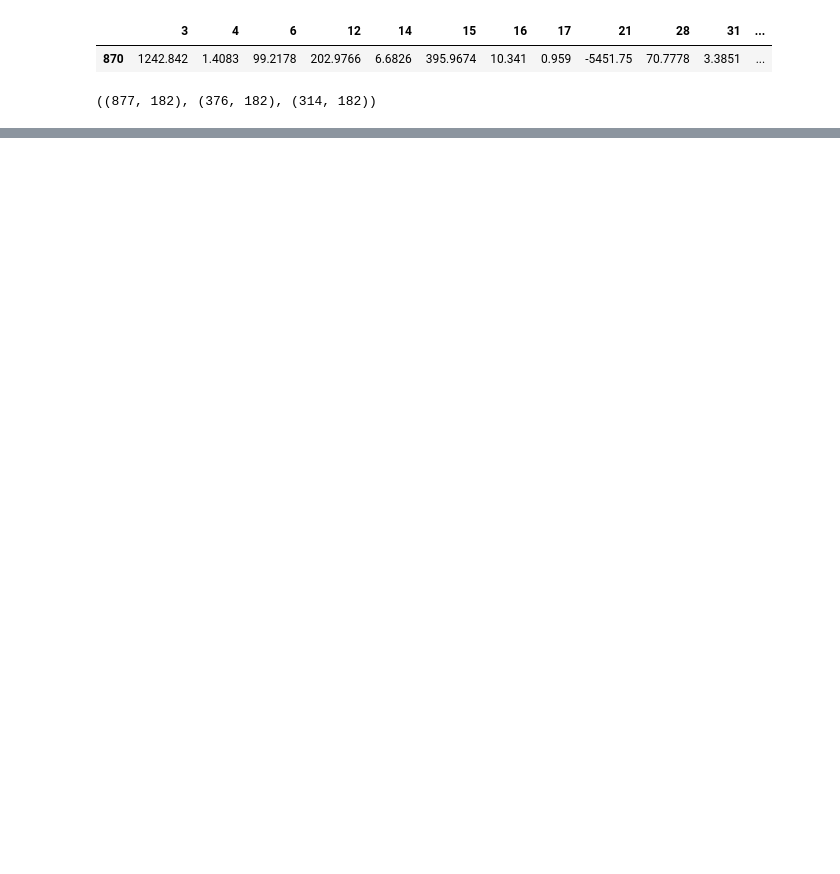
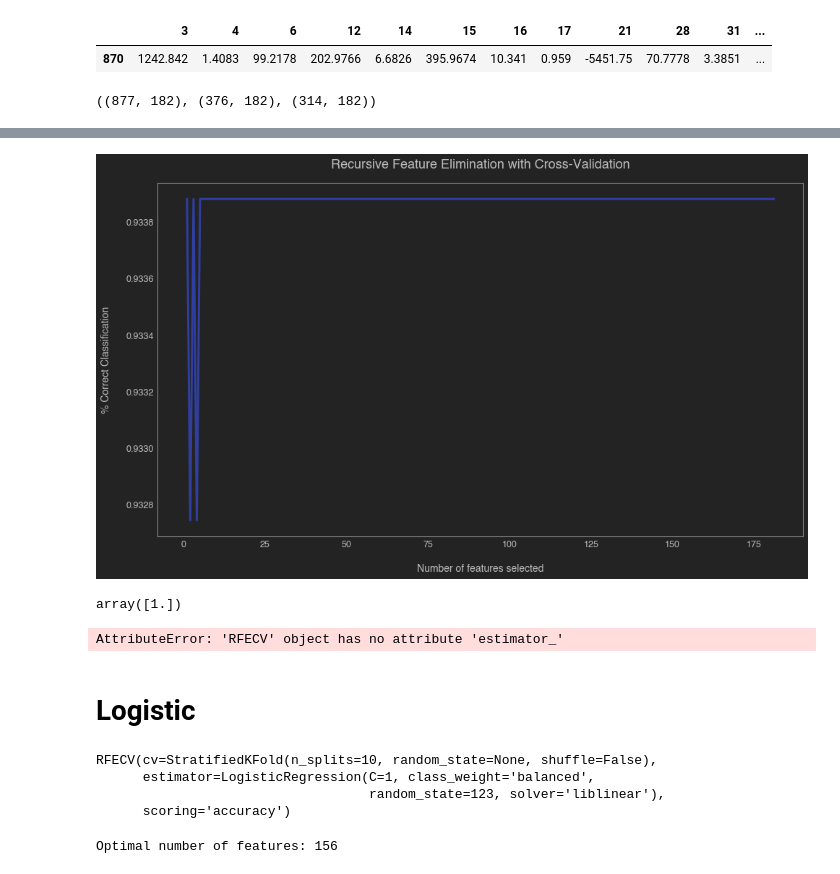
Before and after one commit to Ken-Alviola/individual_project, a Jupyter notebook: explore_semicon.ipynb, the cells around one changed output, grey strips where cells are left out. Saved outputs shown, nothing was run; the diff lists cells and outputs as text; code cells hidden in the pictures; blank space fills up the shorter version.

```diff
--- a/explore_semicon.ipynb
+++ b/explore_semicon.ipynb
@@ -163,3 +171,22 @@ train_scaled, validate_scaled, test_scaled = scale_data_minmax(train.drop(column
 train_scaled.shape, validate_scaled.shape, test_scaled.shape
 # %% [output]
 ((877, 182), (376, 182), (314, 182))
+# %%
+X_train = train_scaled.drop(columns='defect')
+y_train = train.defect
+
+X_validate = validate_scaled.drop(columns='defect')
+y_validate = validate.defect
+
+X_test = test_scaled.drop(columns='defect')
+y_test = test.defect
+# %%
+rfc = RandomForestClassifier(bootstrap=True,
+                            class_weight=None,
+                            criterion='gini',
+                            min_samples_leaf=5,
+                            n_estimators=100,
+                            max_depth=5,
+                            random_state=123)
+rfecv = RFECV(estimator=rfc, step=1, cv=StratifiedKFold(10), scoring='accuracy')
+rfecv.fit(X_train, y_train)
@@ -165,0 +220,46 @@ train_scaled.shape, validate_scaled.shape, test_scaled.shape
+# %%
+plt.figure(figsize=(16, 9))
+plt.title('Recursive Feature Elimination with Cross-Validation', fontsize=18, fontweight='bold', pad=20)
+plt.xlabel('Number of features selected', fontsize=14, labelpad=20)
+plt.ylabel('% Correct Classification', fontsize=14, labelpad=20)
+plt.plot(range(1, len(rfecv.grid_scores_) + 1), rfecv.grid_scores_, color='#303F9F', linewidth=3)
+
+plt.show()
+# %% [output]
+[figure, added]
+# %%
+rfecv.estimator_.feature_importances_
+# %% [output]
+array([1.])
+# %%
+dset = pd.DataFrame()
+dset['attr'] = X_train.columns
+dset['importance'] = rfecv.estimator_.feature_importances_
+
+dset = dset.sort_values(by='importance', ascending=False)
+
+
+plt.figure(figsize=(16, 14))
+plt.barh(y=dset['attr'], width=dset['importance'], color='#1976D2')
+plt.title('RFECV - Feature Importances', fontsize=20, fontweight='bold', pad=20)
+plt.xlabel('Importance', fontsize=14, labelpad=20)
+plt.show()
+# %% [output]
+AttributeError: 'RFECV' object has no attribute 'estimator_'
+# %% [markdown]
+# Logistic
+# %%
+logit = LogisticRegression(C=1, class_weight='balanced',
+                           random_state=123,solver='liblinear')
+
+rfecv = RFECV(estimator=logit, step=1, cv=StratifiedKFold(10), scoring='accuracy')
+rfecv.fit(X_train, y_train)
+# %% [output]
+RFECV(cv=StratifiedKFold(n_splits=10, random_state=None, shuffle=False),
+      estimator=LogisticRegression(C=1, class_weight='balanced',
+                                   random_state=123, solver='liblinear'),
+      scoring='accuracy')
+# %%
+print('Optimal number of features: {}'.format(rfecv.n_features_))
+# %% [output]
+Optimal number of features: 156
```
Also changed, not shown: parts of 85 cells of this notebook, 1 other file.
